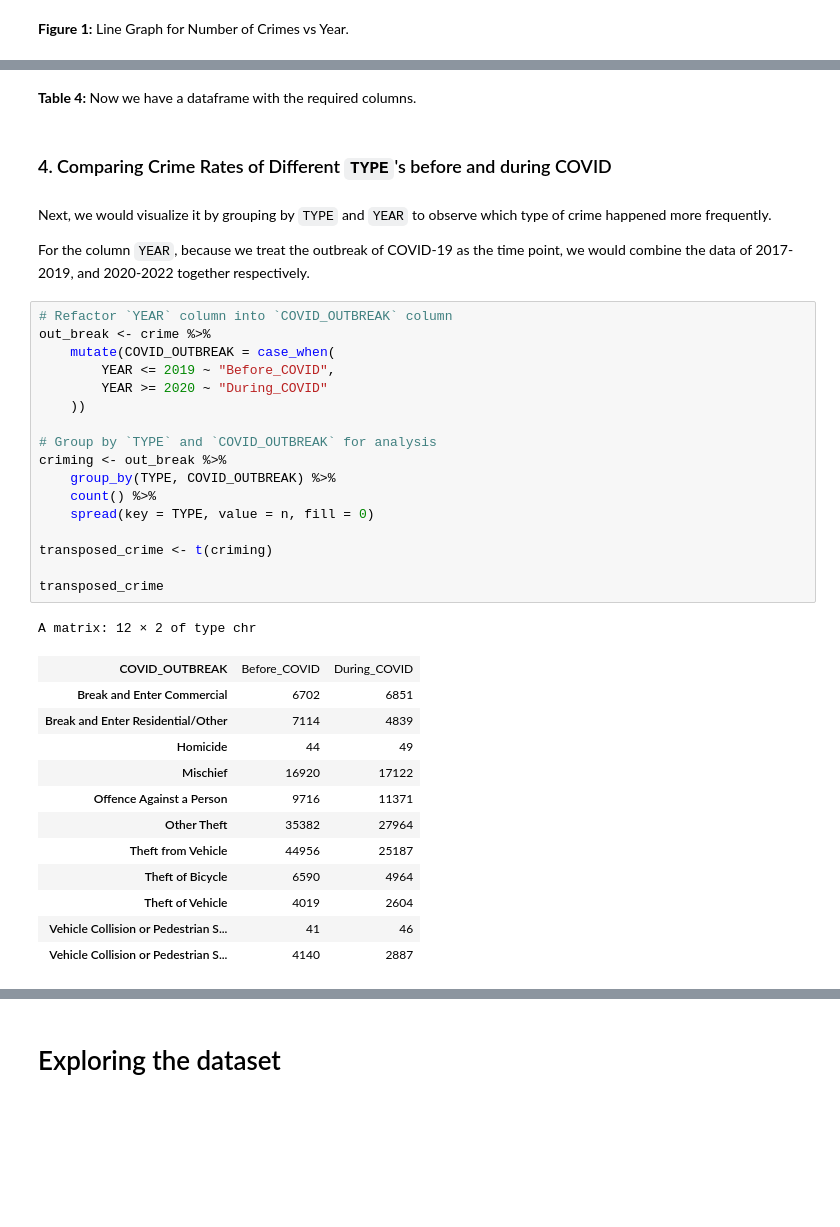
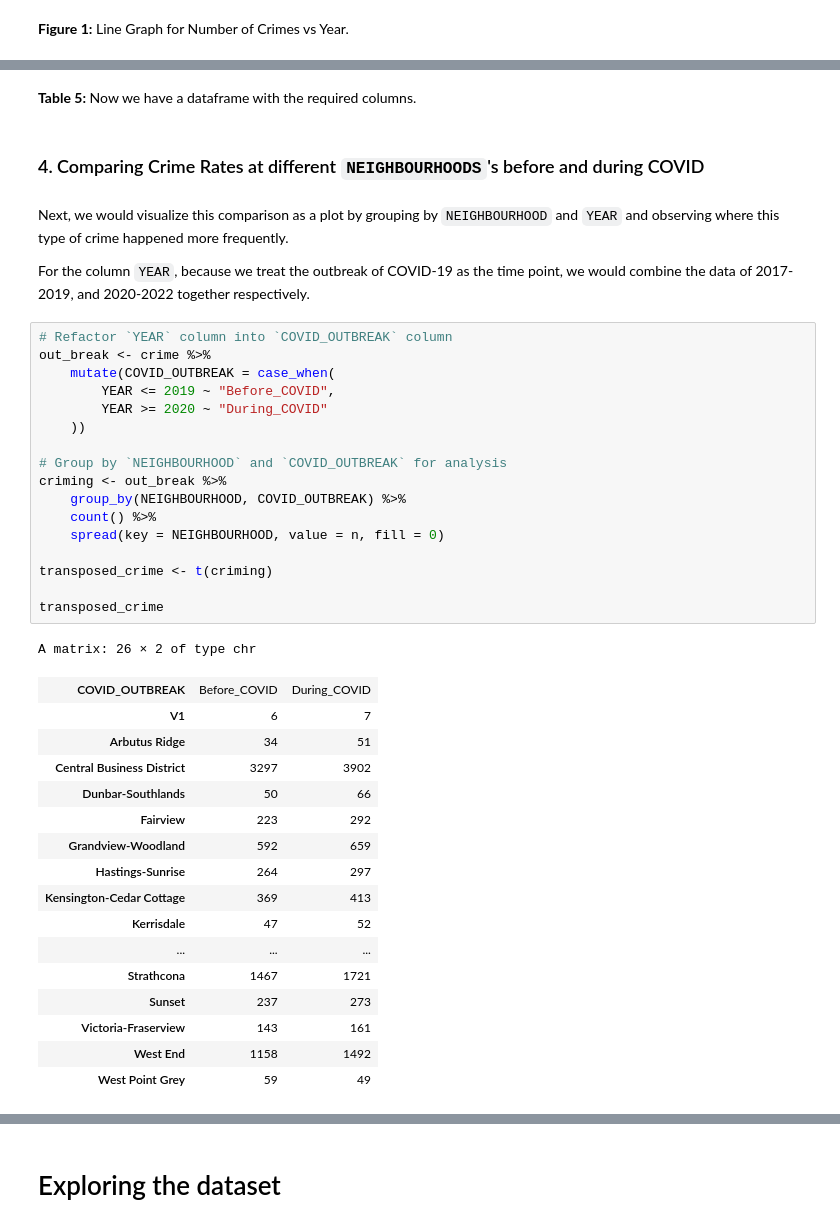
Before and after one commit to Rz02/stat201_2022w2_group_06_project, a Jupyter notebook: crime_rate_comparison.ipynb, the cells around one changed output, grey strips where cells are left out. Cells and saved outputs as stored; diff of their text form; blank space fills up the shorter version.

```diff
--- a/crime_rate_comparison.ipynb
+++ b/crime_rate_comparison.ipynb
@@ -194,40 +193,44 @@ A data.frame: 6 × 5
 # %% [markdown]
-**Table 4:** Now we have a dataframe with the required columns.
+**Table 5:** Now we have a dataframe with the required columns.
 # %% [markdown]
-### 4. Comparing Crime Rates of Different `TYPE`'s before and during COVID
+### 4. Comparing Crime Rates at different `NEIGHBOURHOODS`'s before and during COVID
 # %% [markdown]
-Next, we would visualize it by grouping by `TYPE` and `YEAR` to observe which type of crime happened more frequently.
+Next, we would visualize this comparison as a plot by grouping by `NEIGHBOURHOOD` and `YEAR` and observing where this type of crime happened more frequently.
 
 For the column `YEAR`, because we treat the outbreak of COVID-19 as the time point, we would combine the data of 2017-2019, and 2020-2022 together respectively.
 # %%
 # Refactor `YEAR` column into `COVID_OUTBREAK` column
 out_break <- crime %>%
     mutate(COVID_OUTBREAK = case_when(
         YEAR <= 2019 ~ "Before_COVID",
         YEAR >= 2020 ~ "During_COVID"
     ))
 
-# Group by `TYPE` and `COVID_OUTBREAK` for analysis
+# Group by `NEIGHBOURHOOD` and `COVID_OUTBREAK` for analysis
 criming <- out_break %>%
-    group_by(TYPE, COVID_OUTBREAK) %>%
+    group_by(NEIGHBOURHOOD, COVID_OUTBREAK) %>%
     count() %>%
-    spread(key = TYPE, value = n, fill = 0)
+    spread(key = NEIGHBOURHOOD, value = n, fill = 0)
 
 transposed_crime <- t(criming)
 
 transposed_crime
 # %% [output]
-A matrix: 12 × 2 of type chr
+A matrix: 26 × 2 of type chr
 | COVID_OUTBREAK | Before_COVID | During_COVID |
-| Break and Enter Commercial | 6702 | 6851 |
-| Break and Enter Residential/Other | 7114 | 4839 |
-| Homicide | 44 | 49 |
-| Mischief | 16920 | 17122 |
-| Offence Against a Person | 9716 | 11371 |
-| Other Theft | 35382 | 27964 |
-| Theft from Vehicle | 44956 | 25187 |
-| Theft of Bicycle | 6590 | 4964 |
-| Theft of Vehicle | 4019 | 2604 |
-| Vehicle Collision or Pedestrian S... | 41 | 46 |
-| Vehicle Collision or Pedestrian S... | 4140 | 2887 |
+| V1 | 6 | 7 |
+| Arbutus Ridge | 34 | 51 |
+| Central Business District | 3297 | 3902 |
+| Dunbar-Southlands | 50 | 66 |
+| Fairview | 223 | 292 |
+| Grandview-Woodland | 592 | 659 |
+| Hastings-Sunrise | 264 | 297 |
+| Kensington-Cedar Cottage | 369 | 413 |
+| Kerrisdale | 47 | 52 |
+| ... | ... | ... |
+| Strathcona | 1467 | 1721 |
+| Sunset | 237 | 273 |
+| Victoria-Fraserview | 143 | 161 |
+| West End | 1158 | 1492 |
+| West Point Grey | 59 | 49 |
 # %% [markdown]
```
Also changed, not shown: parts of 15 cells of this notebook.
